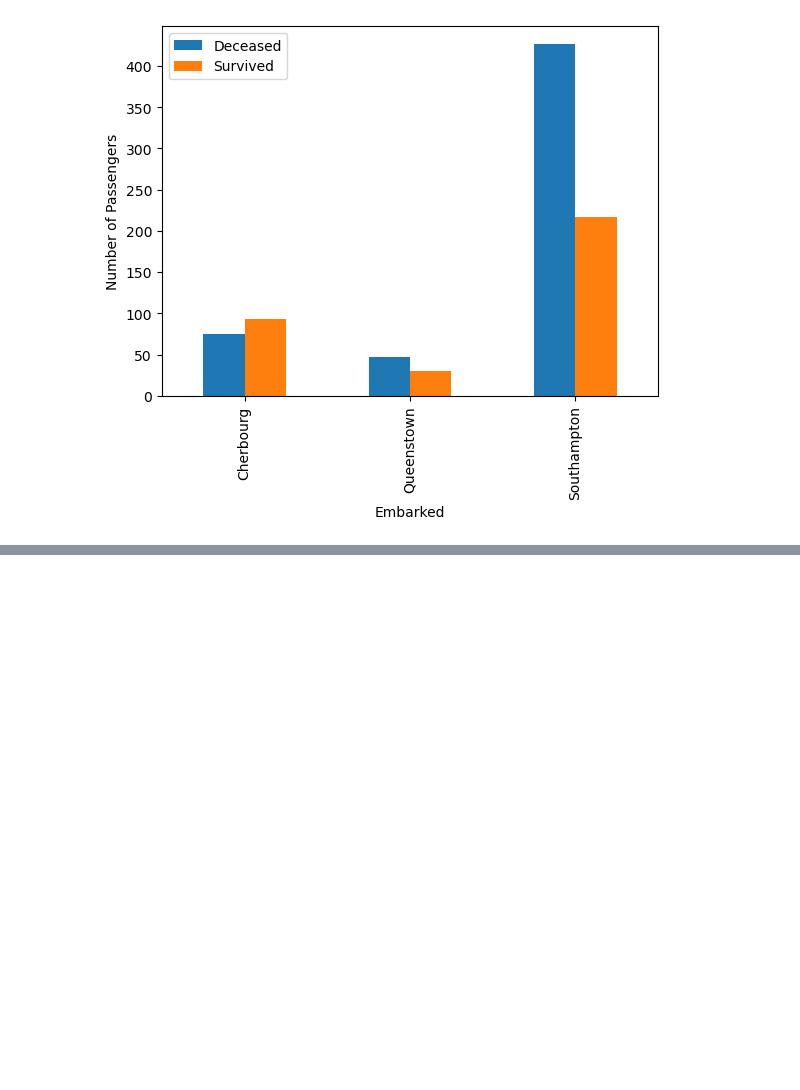
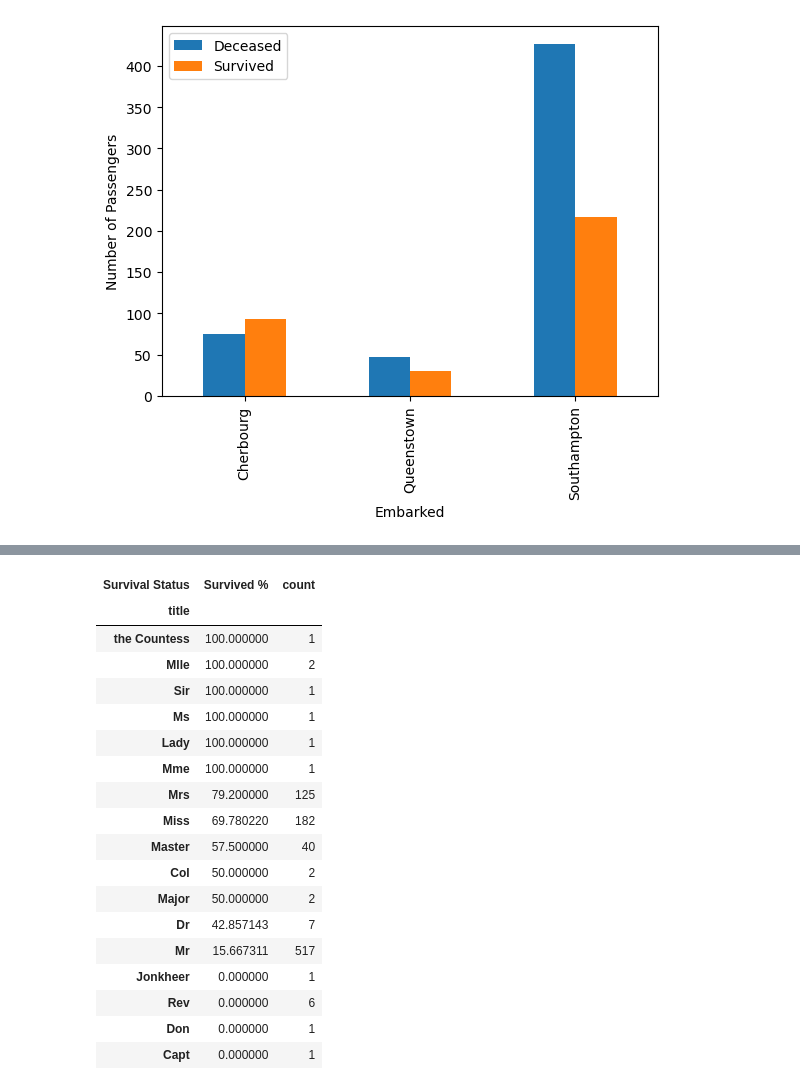
Before and after one commit to Sid1813/kaggle, a Jupyter notebook: Titanic - Machine Learning from Disaster/model_versions/titanic_v4.ipynb, the cells around one changed output, grey strips where cells are left out. Drawn from its saved outputs; the diff is of its cells as text; code cells hidden in the pictures; blank space fills up the shorter version.

```diff
--- a/Titanic - Machine Learning from Disaster/model_versions/titanic_v4.ipynb
+++ b/Titanic - Machine Learning from Disaster/model_versions/titanic_v4.ipynb
@@ -211,0 +330,12 @@ plt.show()
+# %%
+train_data["family_size_group"] = pd.cut(train_data["family_size"], bins = [0, 1, 4, 7, 12], labels = ["Alone", "Small", "Medium", "Large"])
+
+family_size_group_survival = pd.crosstab(train_data["family_size_group"], train_data["Survived"].map({0: "Deceased %", 1: "Survived %"}), normalize = "index") * 100
+
+family_size_group_survival.columns.name = "Survival Status"
+
+family_size_group_survival
+
+
+# train_data.groupby("family_size_group", observed = True)["Survived"].mean() --> similar way to do above using groupby. Only shows survived mean
+# does NOT show deceased mean
@@ -211,0 +349,2 @@ plt.show()
+# %%
+train_data["is_alone"] = (train_data["family_size"] == 1).astype(int)
@@ -211,0 +364,8 @@ plt.show()
+# %%
+train_data["title"] = train_data["Name"].str.extract(r",\s*([^.]*)\.")
+
+# this is regex or regular expression. read up on it
+# %%
+title_count = train_data["title"].value_counts()
+
+title_count
@@ -211,0 +392,36 @@ plt.show()
+# %%
+title_survival = pd.crosstab(train_data["title"], train_data["Survived"].map({0: "Deceased %", 1: "Survived %"}), normalize = "index")[["Survived %"]] * 100
+
+# double square brackets are important for survived in the end of the above line. else error.
+
+title_survival = title_survival.sort_values(by = "Survived %", ascending = False)
+
+title_survival.columns.name = "Survival Status"
+
+# Making use of data in above cell
+
+title_survival["count"] = title_count
+
+title_survival
+
+# train_data.groupby("title")["Survived"].mean().sort_values(ascending = False)
+# %% [output]
+| Survival Status | Survived % | count |
+| title |  |  |
+| the Countess | 100.000000 | 1 |
+| Mlle | 100.000000 | 2 |
+| Sir | 100.000000 | 1 |
+| Ms | 100.000000 | 1 |
+| Lady | 100.000000 | 1 |
+| Mme | 100.000000 | 1 |
+| Mrs | 79.200000 | 125 |
+| Miss | 69.780220 | 182 |
+| Master | 57.500000 | 40 |
+| Col | 50.000000 | 2 |
+| Major | 50.000000 | 2 |
+| Dr | 42.857143 | 7 |
+| Mr | 15.667311 | 517 |
+| Jonkheer | 0.000000 | 1 |
+| Rev | 0.000000 | 6 |
+| Don | 0.000000 | 1 |
+| Capt | 0.000000 | 1 |
```
Also changed, not shown: parts of 29 cells of this notebook.
